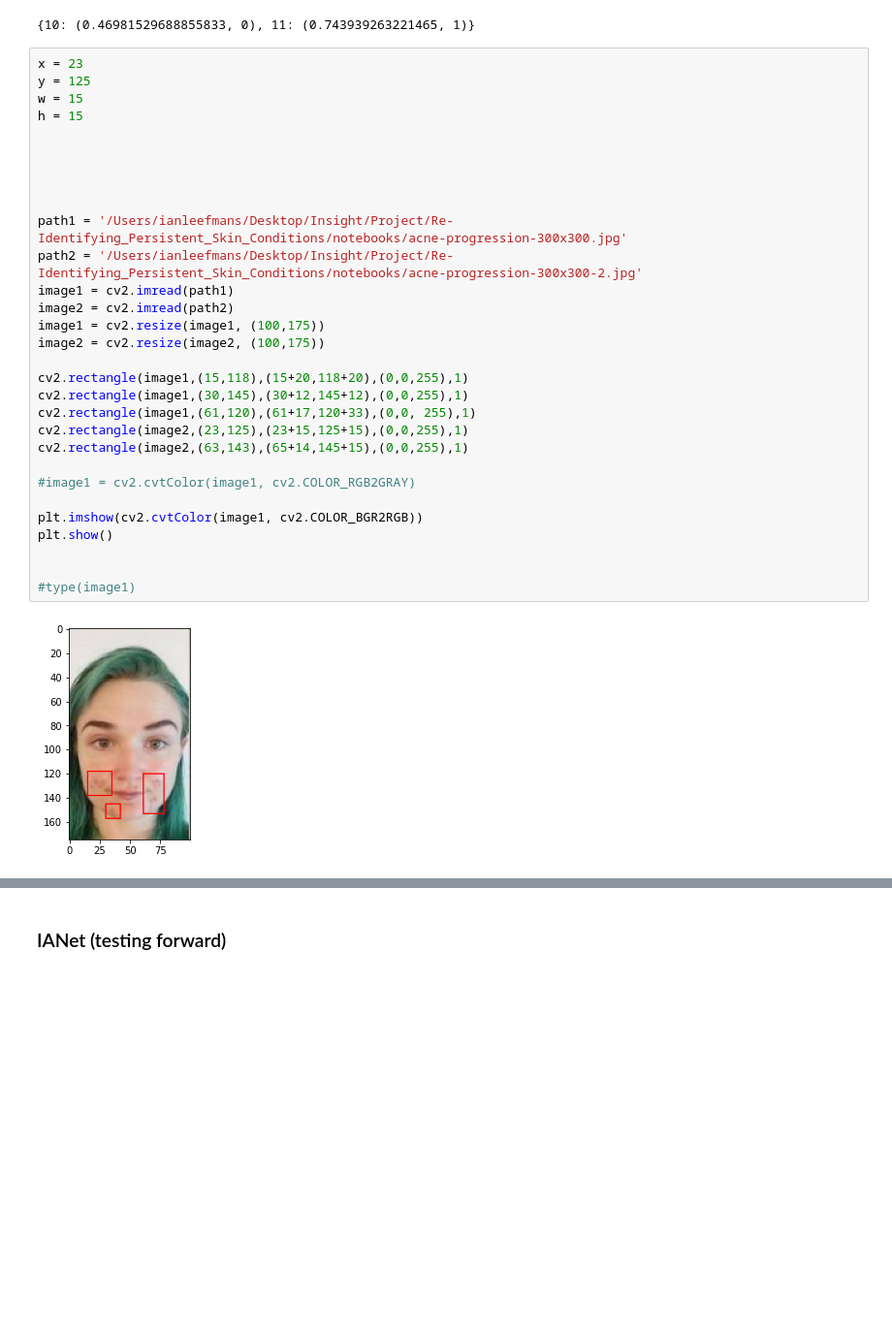
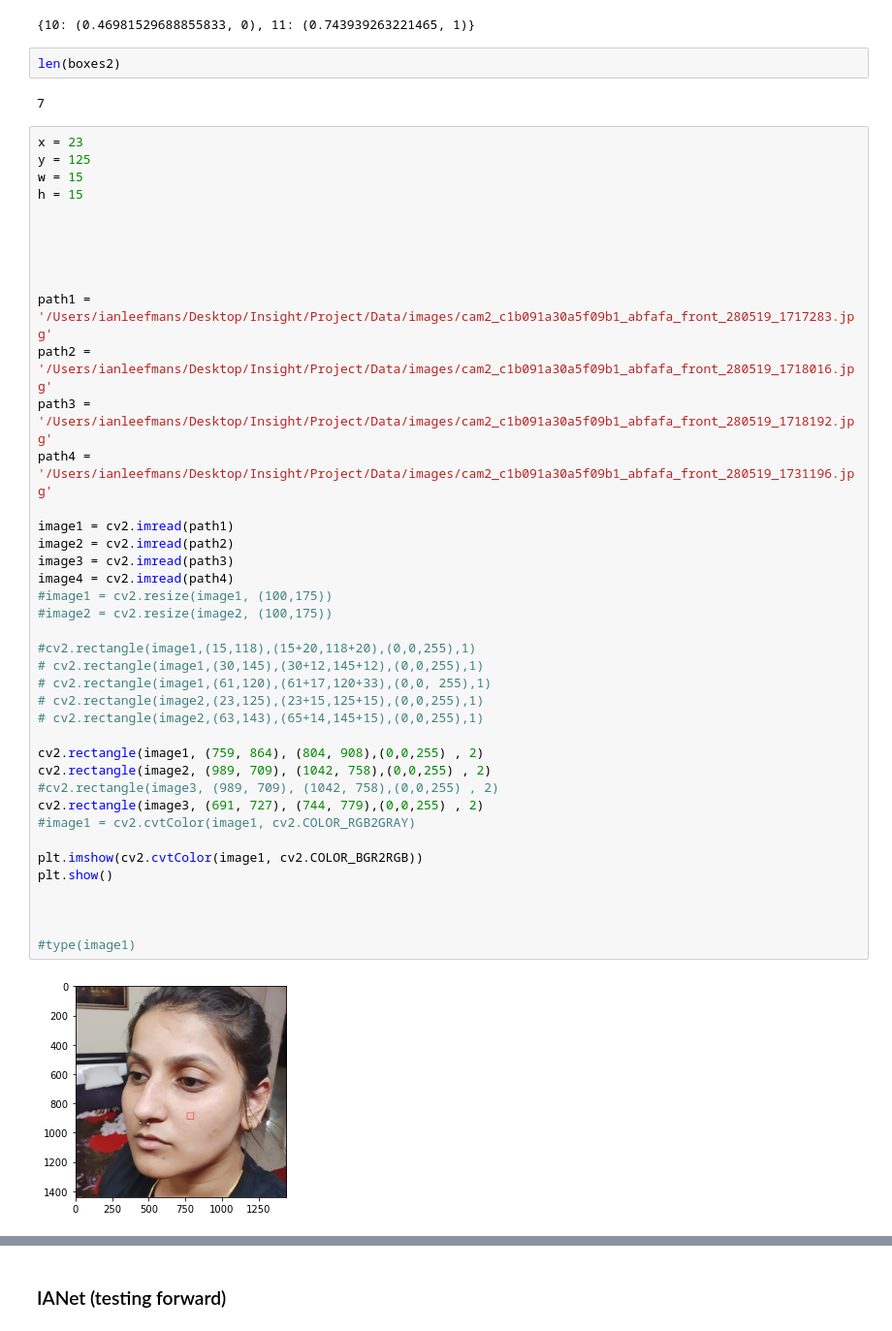
Before and after one commit to ileefmans/SCINet, a Jupyter notebook: notebooks/data_exploration.ipynb, the cells around one changed output, grey strips where cells are left out. Shown at 97% size. Drawn from its saved outputs; the diff is of its cells as text; blank space fills up the shorter version.

```diff
--- a/notebooks/data_exploration.ipynb
+++ b/notebooks/data_exploration.ipynb
@@ -86,38 +94,52 @@ for i in range(len(boxes1)):
 matched_boxes
 # %% [output]
 {10: (0.46981529688855833, 0), 11: (0.743939263221465, 1)}
+# %%
+len(boxes2)
+# %% [output]
+7
 # %%
 x = 23
 y = 125
 w = 15
 h = 15
 
 
 
 
 
-path1 = '/Users/ianleefmans/Desktop/Insight/Project/Re-Identifying_Persistent_Skin_Conditions/notebooks/acne-progression-300x300.jpg'
-path2 = '/Users/ianleefmans/Desktop/Insight/Project/Re-Identifying_Persistent_Skin_Conditions/notebooks/acne-progression-300x300-2.jpg'
+path1 = '/Users/ianleefmans/Desktop/Insight/Project/Data/images/cam2_c1b091a30a5f09b1_abfafa_front_280519_1717283.jpg'
+path2 = '/Users/ianleefmans/Desktop/Insight/Project/Data/images/cam2_c1b091a30a5f09b1_abfafa_front_280519_1718016.jpg'
+path3 = '/Users/ianleefmans/Desktop/Insight/Project/Data/images/cam2_c1b091a30a5f09b1_abfafa_front_280519_1718192.jpg'
+path4 = '/Users/ianleefmans/Desktop/Insight/Project/Data/images/cam2_c1b091a30a5f09b1_abfafa_front_280519_1731196.jpg'
+
 image1 = cv2.imread(path1)
 image2 = cv2.imread(path2)
-image1 = cv2.resize(image1, (100,175))
-image2 = cv2.resize(image2, (100,175))
+image3 = cv2.imread(path3)
+image4 = cv2.imread(path4)
+#image1 = cv2.resize(image1, (100,175))
+#image2 = cv2.resize(image2, (100,175))
 
-cv2.rectangle(image1,(15,118),(15+20,118+20),(0,0,255),1)
-cv2.rectangle(image1,(30,145),(30+12,145+12),(0,0,255),1)
-cv2.rectangle(image1,(61,120),(61+17,120+33),(0,0, 255),1)
-cv2.rectangle(image2,(23,125),(23+15,125+15),(0,0,255),1)
-cv2.rectangle(image2,(63,143),(65+14,145+15),(0,0,255),1)
+#cv2.rectangle(image1,(15,118),(15+20,118+20),(0,0,255),1)
+# cv2.rectangle(image1,(30,145),(30+12,145+12),(0,0,255),1)
+# cv2.rectangle(image1,(61,120),(61+17,120+33),(0,0, 255),1)
+# cv2.rectangle(image2,(23,125),(23+15,125+15),(0,0,255),1)
+# cv2.rectangle(image2,(63,143),(65+14,145+15),(0,0,255),1)
 
+cv2.rectangle(image1, (759, 864), (804, 908),(0,0,255) , 2)
+cv2.rectangle(image2, (989, 709), (1042, 758),(0,0,255) , 2)
+#cv2.rectangle(image3, (989, 709), (1042, 758),(0,0,255) , 2)
+cv2.rectangle(image3, (691, 727), (744, 779),(0,0,255) , 2)
 #image1 = cv2.cvtColor(image1, cv2.COLOR_RGB2GRAY)
 
 plt.imshow(cv2.cvtColor(image1, cv2.COLOR_BGR2RGB))
 plt.show()
 
 
+
 #type(image1)
 # %% [output]
-[figure, old version]
+[figure, new version]
 # %%
 plt.imshow(cv2.cvtColor(image2, cv2.COLOR_BGR2RGB))
 plt.show()
```
Also changed, not shown: parts of 23 cells of this notebook.
